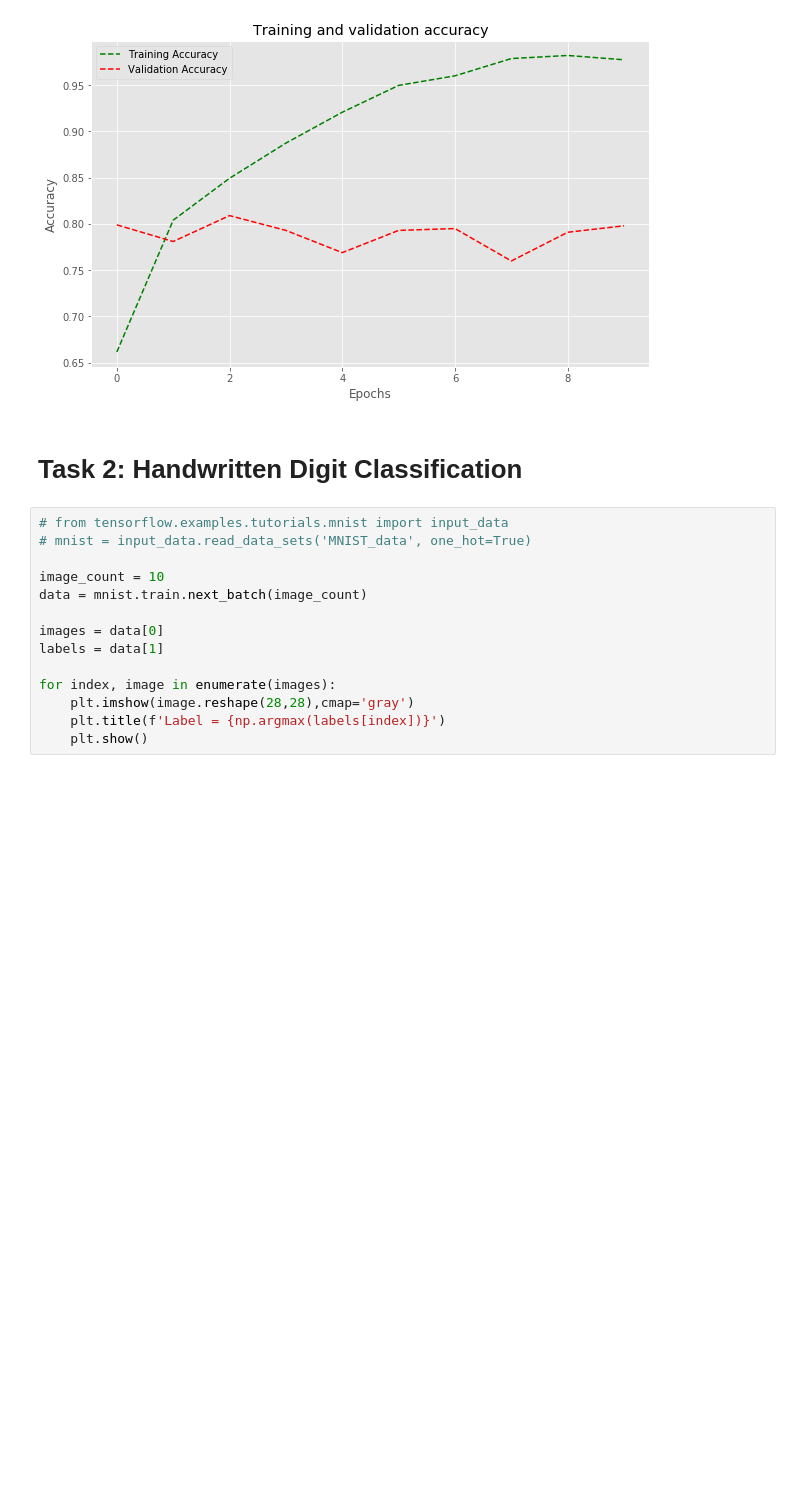
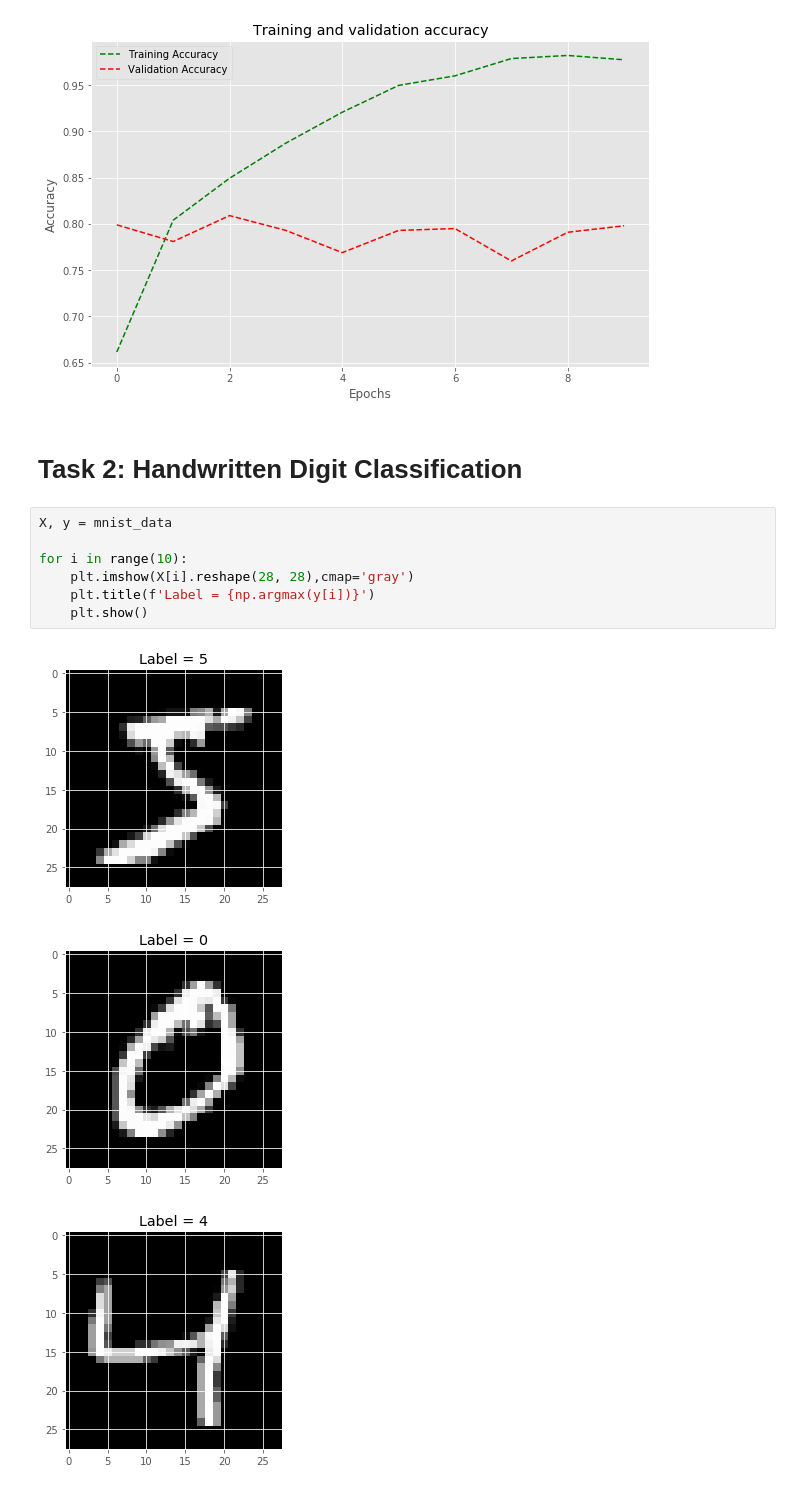
Before and after one commit to rdgreene/CNN-Workshop, a Jupyter notebook: CNN_Workshop.ipynb, the cells around one changed output. Saved outputs shown, nothing was run; the diff lists cells and outputs as text; blank space fills up the shorter version.

```diff
--- a/CNN_Workshop.ipynb
+++ b/CNN_Workshop.ipynb
@@ -356,17 +356,14 @@ plt.show()
 [figure]
 # %% [markdown]
 # Task 2: Handwritten Digit Classification
-# %%
-# from tensorflow.examples.tutorials.mnist import input_data
-# mnist = input_data.read_data_sets('MNIST_data', one_hot=True)
-
-image_count = 10
-data = mnist.train.next_batch(image_count)
-
-images = data[0]
-labels = data[1]
-
-for index, image in enumerate(images):
-    plt.imshow(image.reshape(28,28),cmap='gray')
-    plt.title(f'Label = {np.argmax(labels[index])}')
-    plt.show()
+# %%
+X, y = mnist_data
+
+for i in range(10):
+    plt.imshow(X[i].reshape(28, 28),cmap='gray')
+    plt.title(f'Label = {np.argmax(y[i])}')
+    plt.show()
+# %% [output]
+[figure, added]
+[figure, added]
+[figure, added]
```
Also changed, not shown: parts of 13 cells of this notebook.
